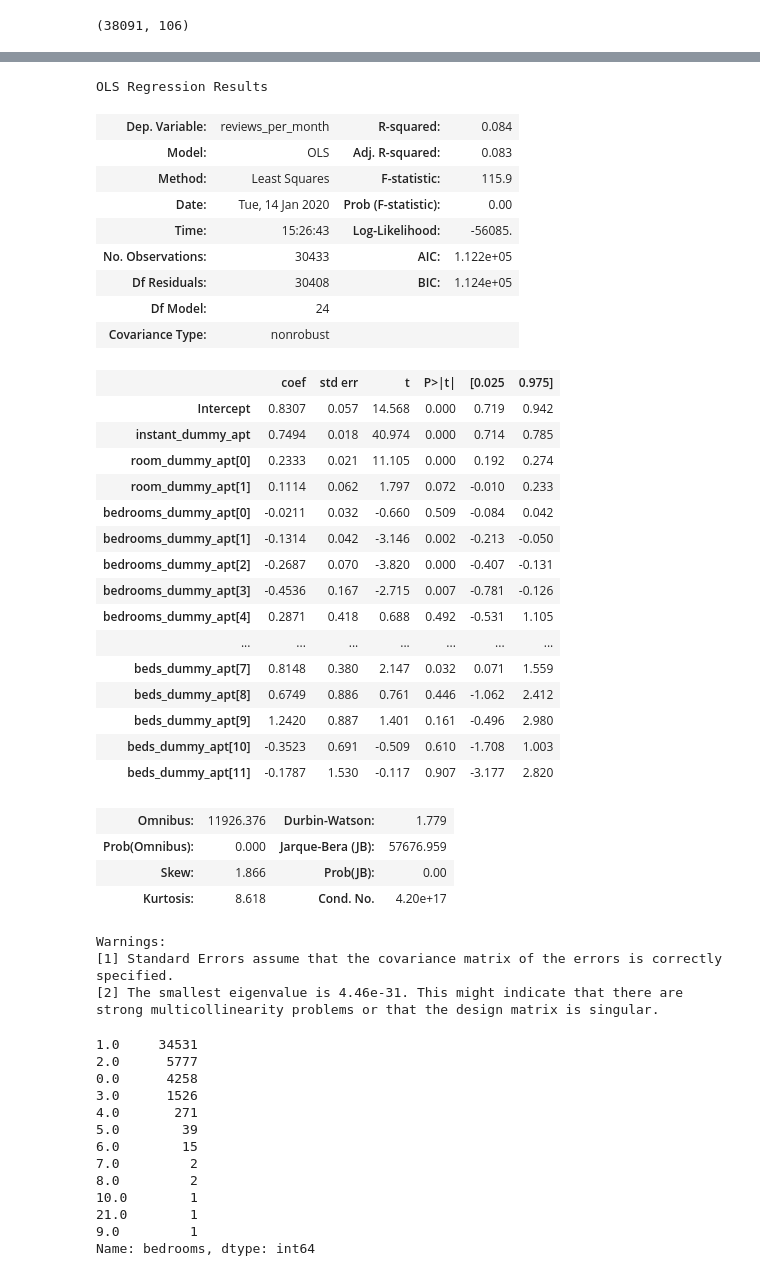
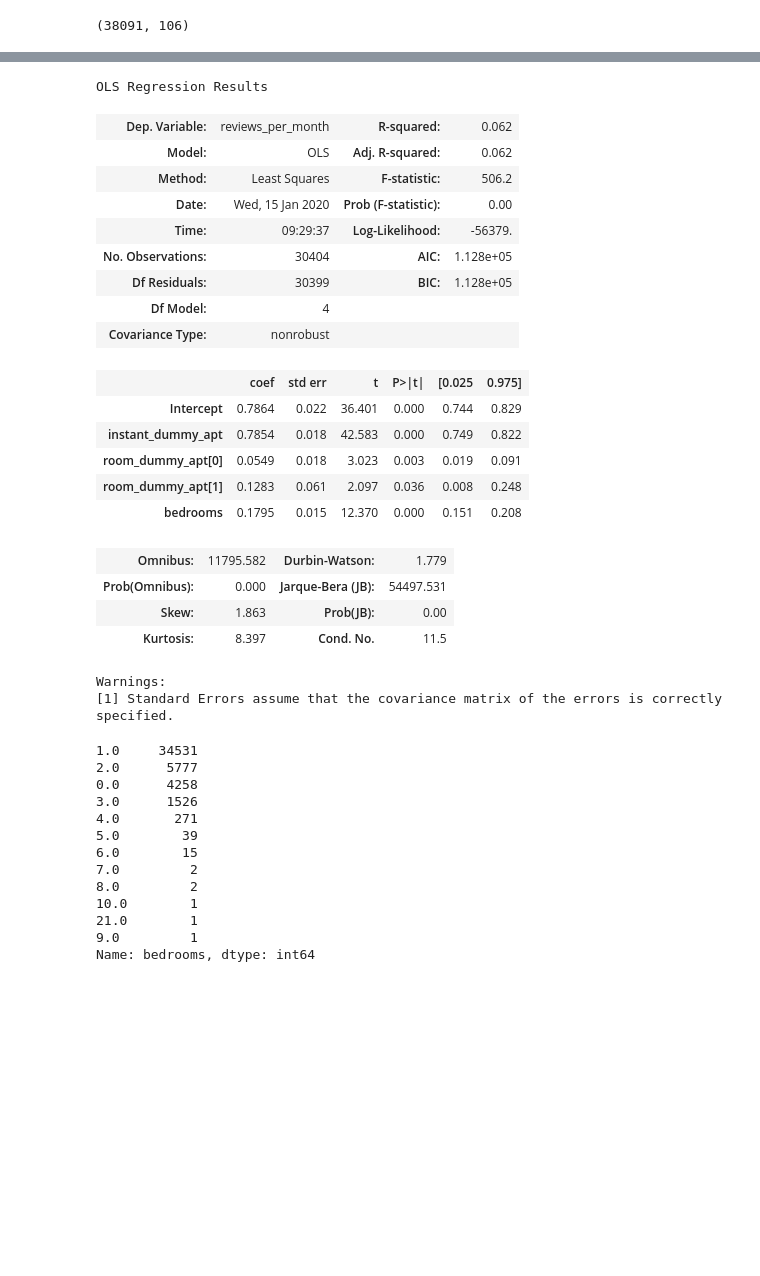
Before and after one commit to Wetpaint3/Airbnb_Project, a Jupyter notebook: airbnb.ipynb, the cells around one changed output, grey strips where cells are left out. Cells and saved outputs as stored; diff of their text form; code cells hidden in the pictures; blank space fills up the shorter version.

```diff
--- a/airbnb.ipynb
+++ b/airbnb.ipynb
@@ -889,41 +736,29 @@ strong multicollinearity problems or that the design matrix is singular.
 # %%
-results = ols(formula = 'reviews_per_month~instant_dummy_apt+room_dummy_apt+bedrooms_dummy_apt+beds_dummy_apt',data=df2_apt).fit()
+results = ols(formula = 'reviews_per_month~instant_dummy_apt+room_dummy_apt+bedrooms',data=df2_apt).fit()
 results.summary()
 # %% [output]
 OLS Regression Results
-| Dep. Variable: | reviews_per_month | R-squared: | 0.084 |
-| Model: | OLS | Adj. R-squared: | 0.083 |
-| Method: | Least Squares | F-statistic: | 115.9 |
-| Date: | Tue, 14 Jan 2020 | Prob (F-statistic): | 0.00 |
-| Time: | 15:26:43 | Log-Likelihood: | -56085. |
-| No. Observations: | 30433 | AIC: | 1.122e+05 |
-| Df Residuals: | 30408 | BIC: | 1.124e+05 |
-| Df Model: | 24 |  |  |
+| Dep. Variable: | reviews_per_month | R-squared: | 0.062 |
+| Model: | OLS | Adj. R-squared: | 0.062 |
+| Method: | Least Squares | F-statistic: | 506.2 |
+| Date: | Wed, 15 Jan 2020 | Prob (F-statistic): | 0.00 |
+| Time: | 09:29:37 | Log-Likelihood: | -56379. |
+| No. Observations: | 30404 | AIC: | 1.128e+05 |
+| Df Residuals: | 30399 | BIC: | 1.128e+05 |
+| Df Model: | 4 |  |  |
 | Covariance Type: | nonrobust |  |  |
 |  | coef | std err | t | P>|t| | [0.025 | 0.975] |
-| Intercept | 0.8307 | 0.057 | 14.568 | 0.000 | 0.719 | 0.942 |
-| instant_dummy_apt | 0.7494 | 0.018 | 40.974 | 0.000 | 0.714 | 0.785 |
-| room_dummy_apt[0] | 0.2333 | 0.021 | 11.105 | 0.000 | 0.192 | 0.274 |
-| room_dummy_apt[1] | 0.1114 | 0.062 | 1.797 | 0.072 | -0.010 | 0.233 |
-| bedrooms_dummy_apt[0] | -0.0211 | 0.032 | -0.660 | 0.509 | -0.084 | 0.042 |
-| bedrooms_dummy_apt[1] | -0.1314 | 0.042 | -3.146 | 0.002 | -0.213 | -0.050 |
-| bedrooms_dummy_apt[2] | -0.2687 | 0.070 | -3.820 | 0.000 | -0.407 | -0.131 |
-| bedrooms_dummy_apt[3] | -0.4536 | 0.167 | -2.715 | 0.007 | -0.781 | -0.126 |
-| bedrooms_dummy_apt[4] | 0.2871 | 0.418 | 0.688 | 0.492 | -0.531 | 1.105 |
-| ... | ... | ... | ... | ... | ... | ... |
-| beds_dummy_apt[7] | 0.8148 | 0.380 | 2.147 | 0.032 | 0.071 | 1.559 |
-| beds_dummy_apt[8] | 0.6749 | 0.886 | 0.761 | 0.446 | -1.062 | 2.412 |
-| beds_dummy_apt[9] | 1.2420 | 0.887 | 1.401 | 0.161 | -0.496 | 2.980 |
-| beds_dummy_apt[10] | -0.3523 | 0.691 | -0.509 | 0.610 | -1.708 | 1.003 |
-| beds_dummy_apt[11] | -0.1787 | 1.530 | -0.117 | 0.907 | -3.177 | 2.820 |
+| Intercept | 0.7864 | 0.022 | 36.401 | 0.000 | 0.744 | 0.829 |
+| instant_dummy_apt | 0.7854 | 0.018 | 42.583 | 0.000 | 0.749 | 0.822 |
+| room_dummy_apt[0] | 0.0549 | 0.018 | 3.023 | 0.003 | 0.019 | 0.091 |
+| room_dummy_apt[1] | 0.1283 | 0.061 | 2.097 | 0.036 | 0.008 | 0.248 |
+| bedrooms | 0.1795 | 0.015 | 12.370 | 0.000 | 0.151 | 0.208 |
-| Omnibus: | 11926.376 | Durbin-Watson: | 1.779 |
-| Prob(Omnibus): | 0.000 | Jarque-Bera (JB): | 57676.959 |
-| Skew: | 1.866 | Prob(JB): | 0.00 |
-| Kurtosis: | 8.618 | Cond. No. | 4.20e+17 |
+| Omnibus: | 11795.582 | Durbin-Watson: | 1.779 |
+| Prob(Omnibus): | 0.000 | Jarque-Bera (JB): | 54497.531 |
+| Skew: | 1.863 | Prob(JB): | 0.00 |
+| Kurtosis: | 8.397 | Cond. No. | 11.5 |
 Warnings:
 [1] Standard Errors assume that the covariance matrix of the errors is correctly specified.
-[2] The smallest eigenvalue is 4.46e-31. This might indicate that there are
-strong multicollinearity problems or that the design matrix is singular.
 # %%
 df2_apt['bedrooms'].value_counts()
 df2['bedrooms'].value_counts()
```
Also changed, not shown: parts of 50 cells of this notebook.
